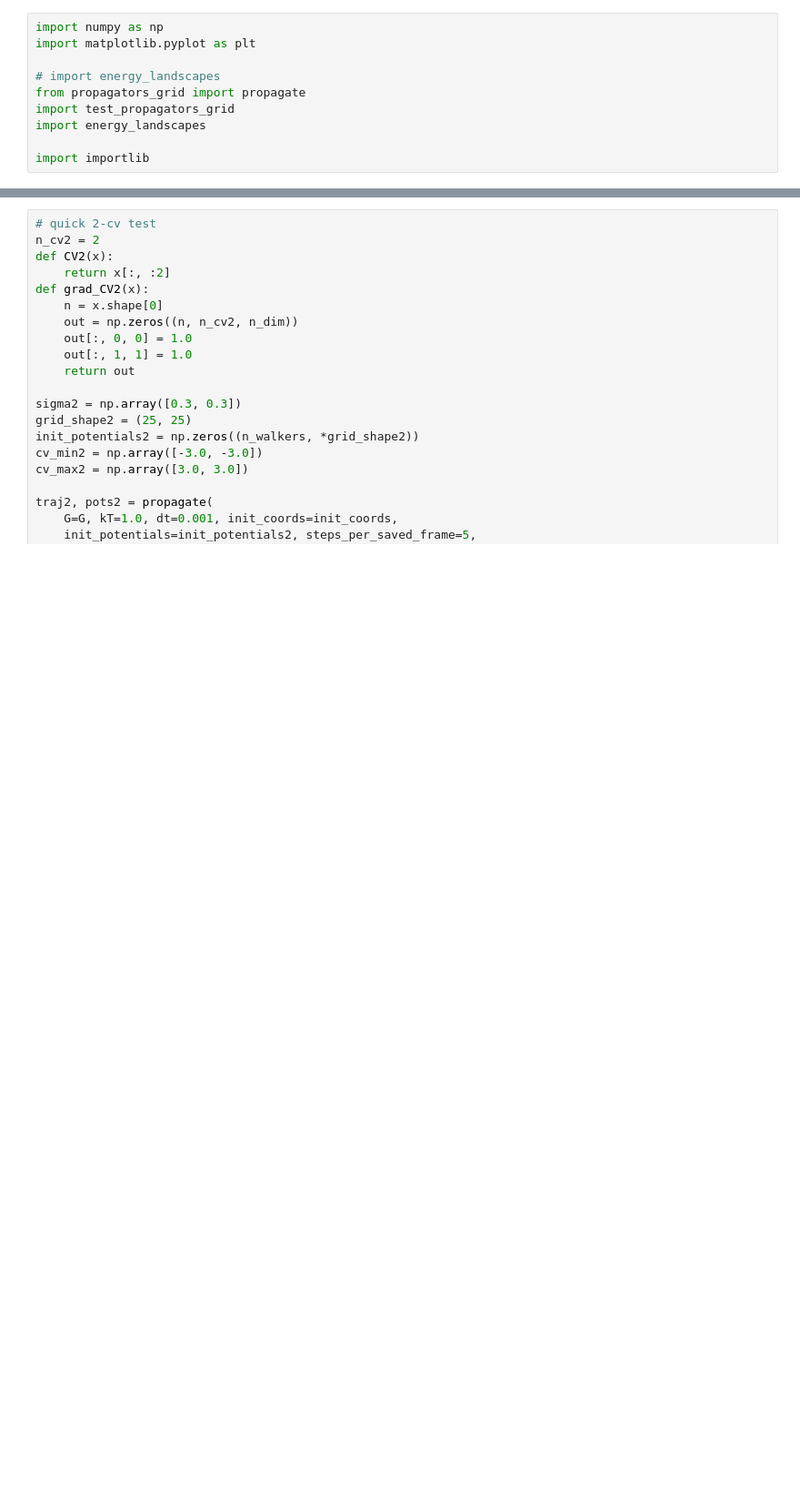
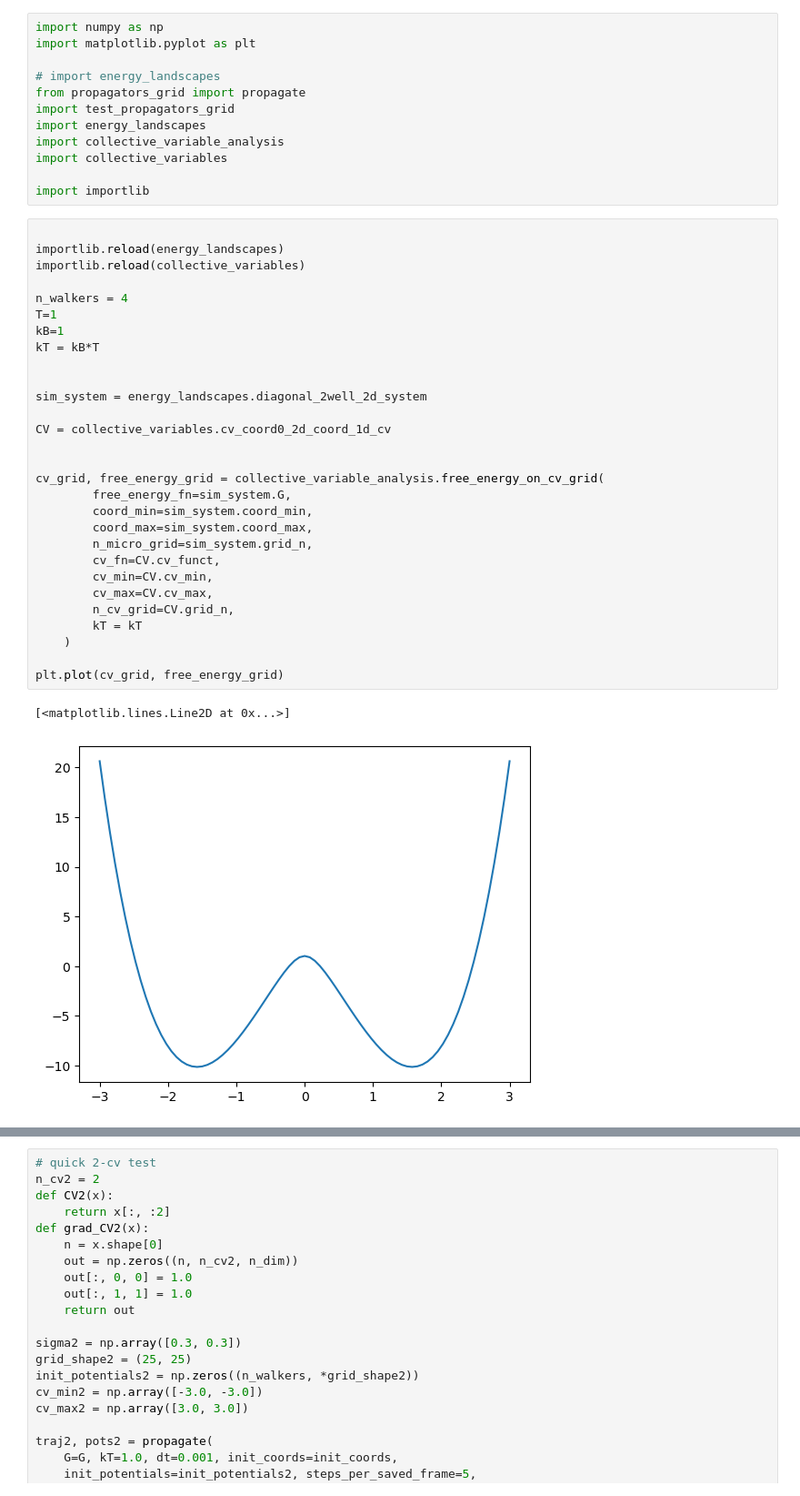
Before and after one commit to JonathanHB/sampling-methods-v4, a Jupyter notebook: propagator_testing.ipynb, the cells around one changed output, grey strips where cells are left out. Shown at 91% size. Drawn from its saved outputs; the diff is of its cells as text; blank space fills up the shorter version.

```diff
--- a/propagator_testing.ipynb
+++ b/propagator_testing.ipynb
@@ -6,8 +6,42 @@ import matplotlib.pyplot as plt
 from propagators_grid import propagate
 import test_propagators_grid
 import energy_landscapes
+import collective_variable_analysis
+import collective_variables
 
 import importlib
+# %%
+
+importlib.reload(energy_landscapes)
+importlib.reload(collective_variables)
+
+n_walkers = 4
+T=1
+kB=1
+kT = kB*T
+
+
+sim_system = energy_landscapes.diagonal_2well_2d_system
+
+CV = collective_variables.cv_coord0_2d_coord_1d_cv
+
+
+cv_grid, free_energy_grid = collective_variable_analysis.free_energy_on_cv_grid(
+        free_energy_fn=sim_system.G,
+        coord_min=sim_system.coord_min,
+        coord_max=sim_system.coord_max,
+        n_micro_grid=sim_system.grid_n,
+        cv_fn=CV.cv_funct,
+        cv_min=CV.cv_min,
+        cv_max=CV.cv_max,
+        n_cv_grid=CV.grid_n,
+        kT = kT
+    )
+
+plt.plot(cv_grid, free_energy_grid)
+# %% [output]
+[<matplotlib.lines.Line2D at 0x...>]
+[figure, added]
 # %%
 importlib.reload(test_propagators_grid)
 importlib.reload(energy_landscapes)
```
Also changed, not shown: parts of 4 cells of this notebook, 9 other files.
